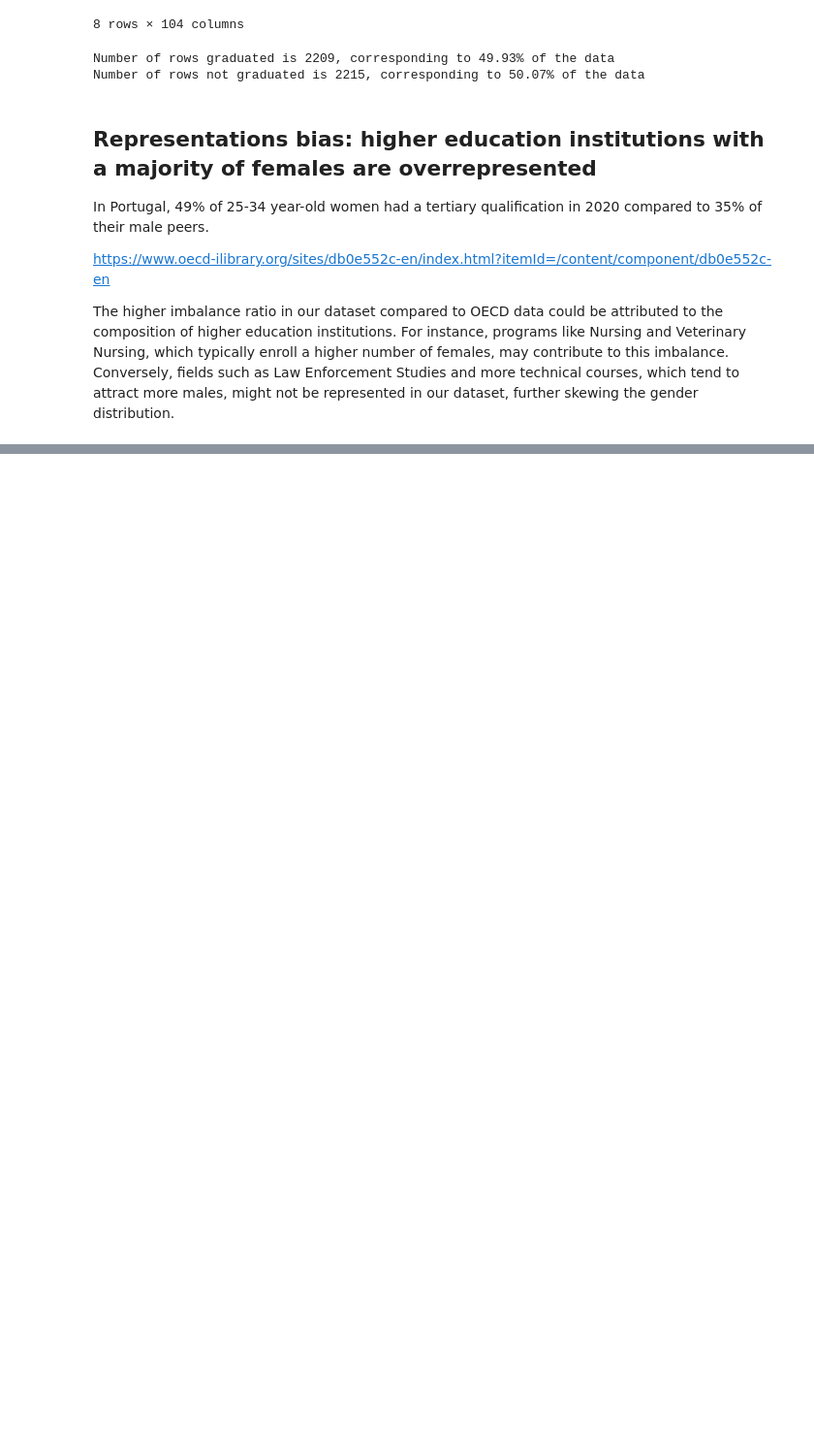
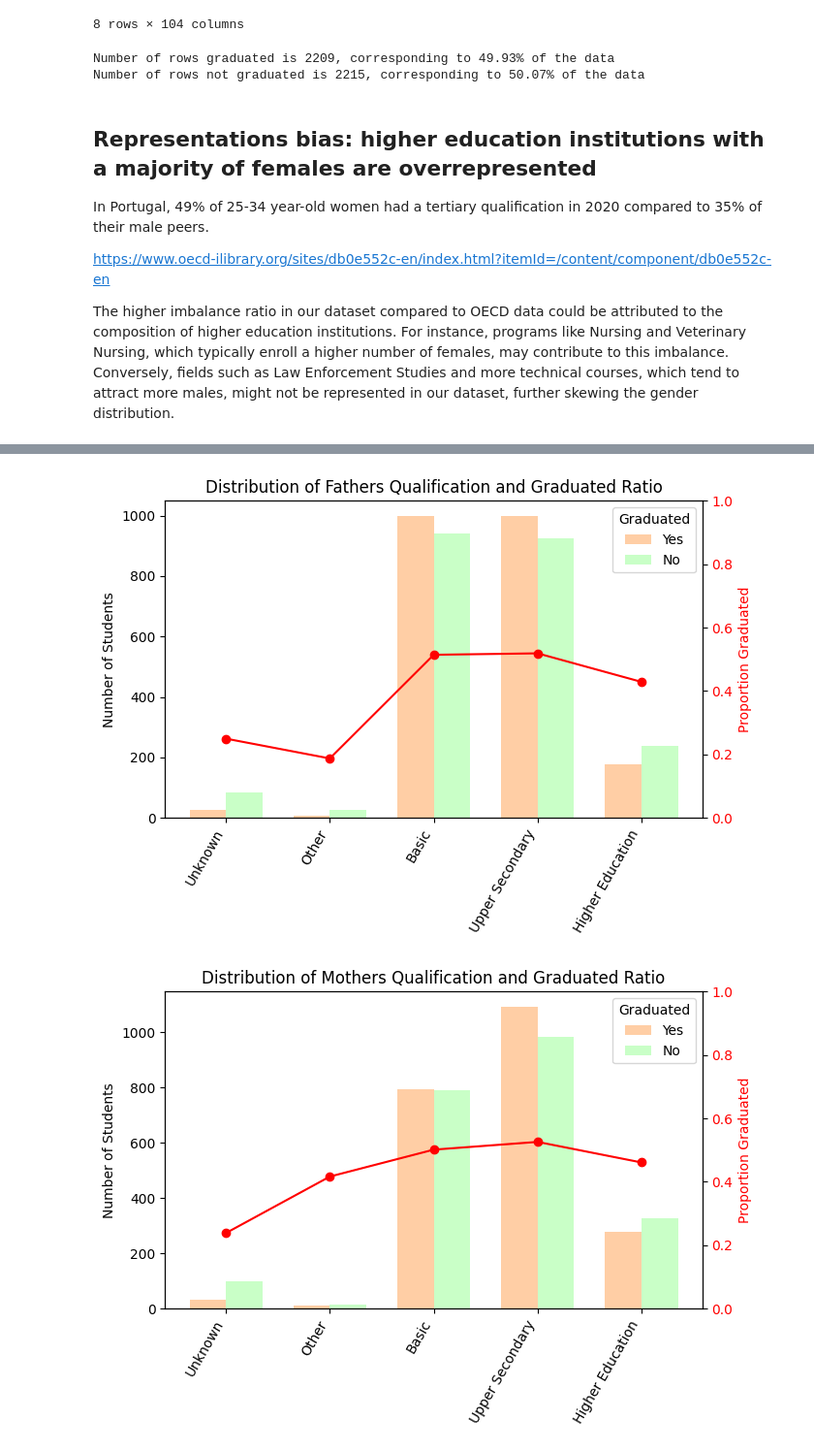
Before and after one commit to Xannadoo/Algorithmic_Fairness_Mandatories, a Jupyter notebook: Exam/Predicting_students_dropout_v2.ipynb, the cells around one changed output, grey strips where cells are left out. Shown at 97% size. Saved outputs shown, nothing was run; the diff lists cells and outputs as text; code cells hidden in the pictures; blank space fills up the shorter version.

```diff
--- a/Exam/Predicting_students_dropout_v2.ipynb
+++ b/Exam/Predicting_students_dropout_v2.ipynb
@@ -165,0 +178,12 @@ KeyError: 1
+# %%
+q_order = ['unknown','other','basic','upper_secondary','higher_education',]
+plot_feature(feature_name = "fathers_qualification",
+             features_full=features_full, order=q_order,
+             save=True, file_name='father_qual_grad')
+
+plot_feature(feature_name = "mothers_qualification",
+             features_full=features_full, order=q_order,
+             save=True, file_name='mother_qual_grad')
+# %% [output]
+[figure, added]
+[figure, added]
```
Also changed, not shown: parts of 6 cells of this notebook, 7 other files.
